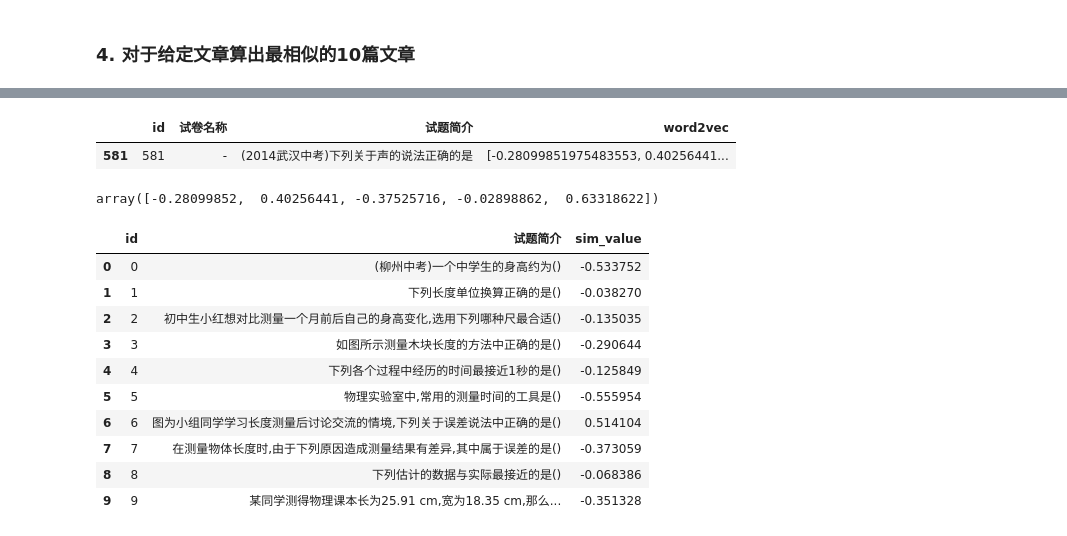
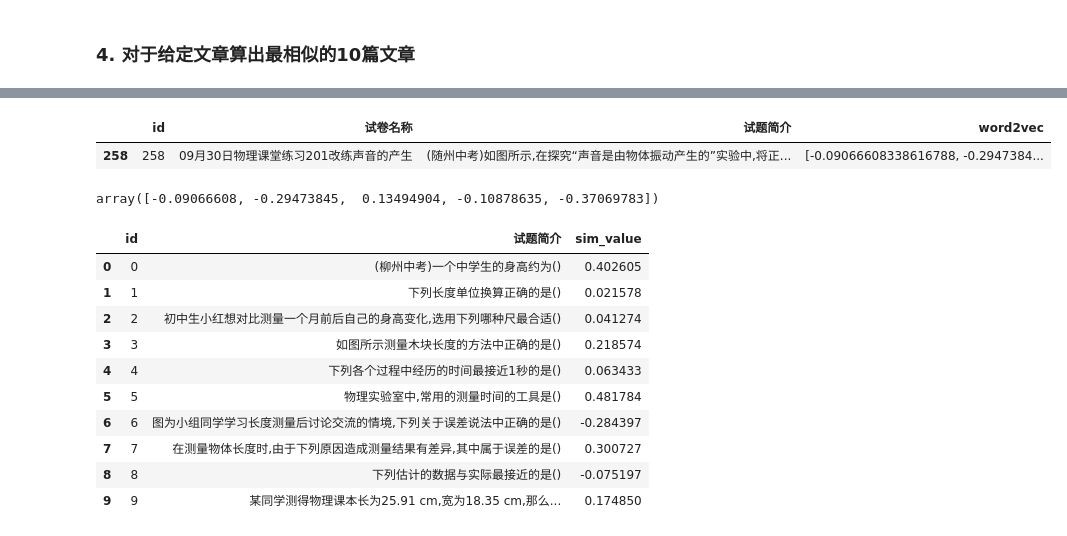
Before and after one commit to llliyin/ant_projectC, a Jupyter notebook: 02. 训练word2vec实现内容相似推荐1.ipynb, the cells around one changed output, grey strips where cells are left out. Cells and saved outputs as stored; diff of their text form; code cells hidden in the pictures.

```diff
--- a/02. 训练word2vec实现内容相似推荐1.ipynb
+++ b/02. 训练word2vec实现内容相似推荐1.ipynb
@@ -166,15 +166,15 @@ df.head(3)
 # %%
 # 随便挑选一篇文章ID，2583：pandas，581：PHP
-article_id = 581
+article_id = 258
 df.loc[df["id"]==article_id]
 # %% [output]
 |  | id | 试卷名称 | 试题简介 | word2vec |
-| 581 | 581 | - | (2014武汉中考)下列关于声的说法正确的是 | [-0.28099851975483553, 0.40256441... |
+| 258 | 258 | 09月30日物理课堂练习201改练声音的产生 | (随州中考)如图所示,在探究“声音是由物体振动产生的”实验中,将正... | [-0.09066608338616788, -0.2947384... |
 # %%
 article_embedding = df.loc[df["id"]==article_id, "word2vec"].iloc[0]
 article_embedding
 # %% [output]
-array([-0.28099852,  0.40256441, -0.37525716, -0.02898862,  0.63318622])
+array([-0.09066608, -0.29473845,  0.13494904, -0.10878635, -0.37069783])
 # %%
 # 余弦相似度
 from scipy.spatial import distance
@@ -183,16 +183,16 @@ df["sim_value"] = df["word2vec"].map(lambda x : 1 - distance.cosine(article_embe
 df[["id", "试题简介", "sim_value"]].head(10)
 # %% [output]
 |  | id | 试题简介 | sim_value |
-| 0 | 0 | (柳州中考)一个中学生的身高约为() | -0.533752 |
-| 1 | 1 | 下列长度单位换算正确的是() | -0.038270 |
-| 2 | 2 | 初中生小红想对比测量一个月前后自己的身高变化,选用下列哪种尺最合适() | -0.135035 |
-| 3 | 3 | 如图所示测量木块长度的方法中正确的是() | -0.290644 |
-| 4 | 4 | 下列各个过程中经历的时间最接近1秒的是() | -0.125849 |
-| 5 | 5 | 物理实验室中,常用的测量时间的工具是() | -0.555954 |
-| 6 | 6 | 图为小组同学学习长度测量后讨论交流的情境,下列关于误差说法中正确的是() | 0.514104 |
-| 7 | 7 | 在测量物体长度时,由于下列原因造成测量结果有差异,其中属于误差的是() | -0.373059 |
-| 8 | 8 | 下列估计的数据与实际最接近的是() | -0.068386 |
-| 9 | 9 | 某同学测得物理课本长为25.91 cm,宽为18.35 cm,那么... | -0.351328 |
+| 0 | 0 | (柳州中考)一个中学生的身高约为() | 0.402605 |
+| 1 | 1 | 下列长度单位换算正确的是() | 0.021578 |
+| 2 | 2 | 初中生小红想对比测量一个月前后自己的身高变化,选用下列哪种尺最合适() | 0.041274 |
+| 3 | 3 | 如图所示测量木块长度的方法中正确的是() | 0.218574 |
+| 4 | 4 | 下列各个过程中经历的时间最接近1秒的是() | 0.063433 |
+| 5 | 5 | 物理实验室中,常用的测量时间的工具是() | 0.481784 |
+| 6 | 6 | 图为小组同学学习长度测量后讨论交流的情境,下列关于误差说法中正确的是() | -0.284397 |
+| 7 | 7 | 在测量物体长度时,由于下列原因造成测量结果有差异,其中属于误差的是() | 0.300727 |
+| 8 | 8 | 下列估计的数据与实际最接近的是() | -0.075197 |
+| 9 | 9 | 某同学测得物理课本长为25.91 cm,宽为18.35 cm,那么... | 0.174850 |
 # %%
 # 按相似度降序排列，查询前10条
 df.sort_values(by="sim_value", ascending=False).head(20)
```
Also changed, not shown: parts of 5 cells of this notebook, 1 other file.
